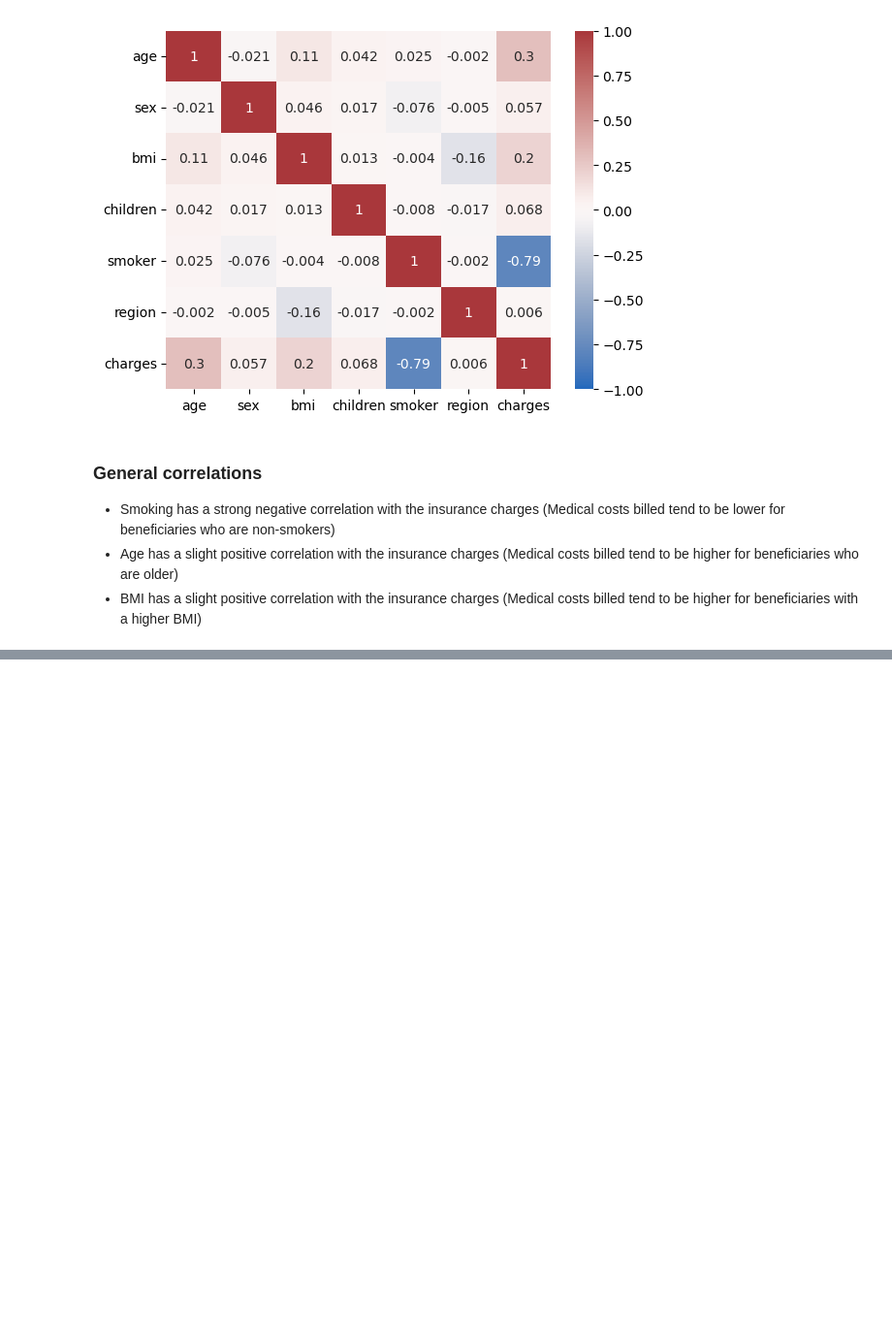
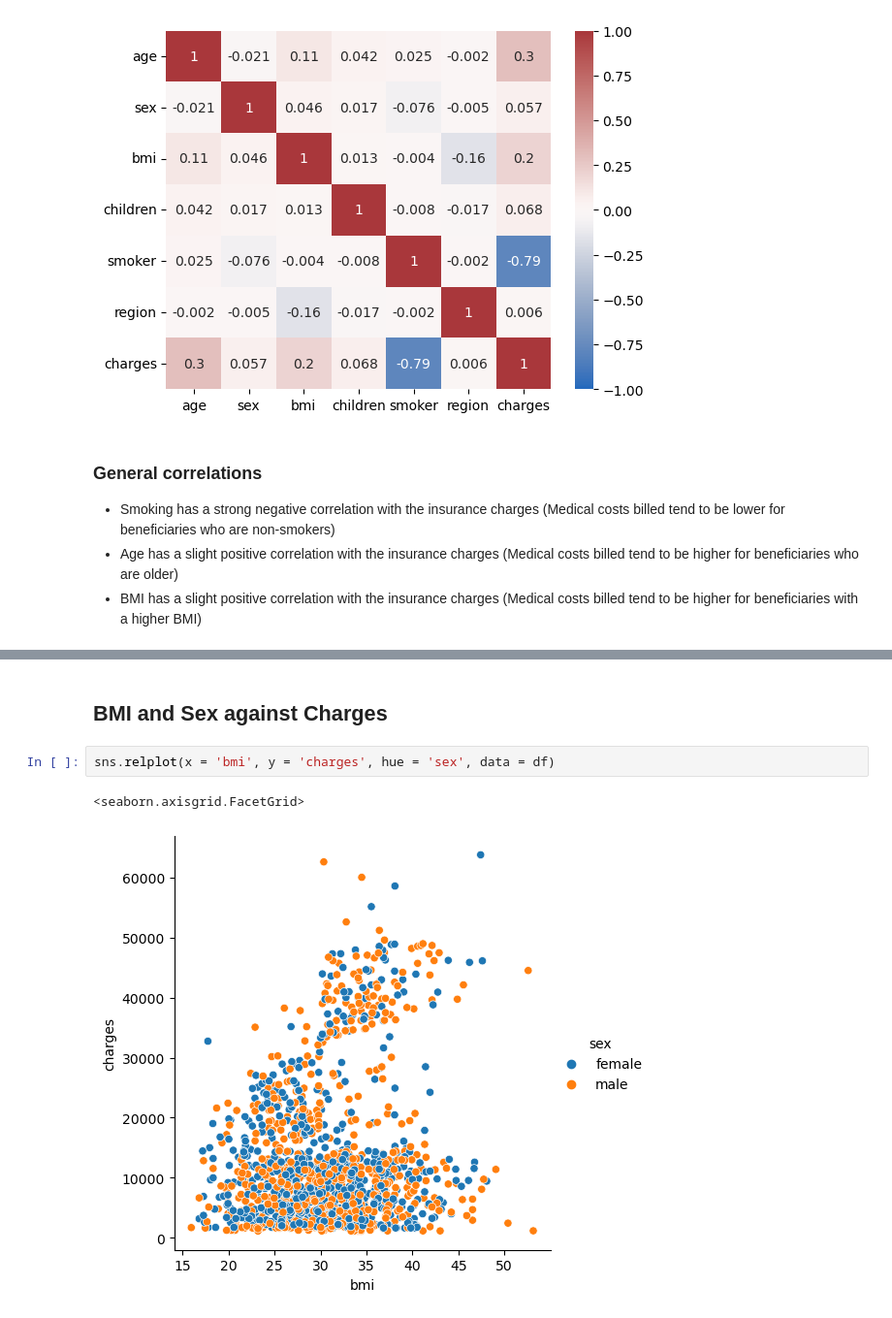
Before and after one commit to ubco-W2022T1-cosc301/project-group21, a Jupyter notebook: notebooks/analysis1a.ipynb, the cells around one changed output, grey strips where cells are left out. Shown: that part at 97% size. Drawn from its saved outputs; the diff is of its cells as text; blank space fills up the shorter version.

```diff
--- a/notebooks/analysis1a.ipynb
+++ b/notebooks/analysis1a.ipynb
@@ -137,0 +132,7 @@ charges   0.299  0.057  0.198     0.068  -0.787   0.006    1.000
+# %% [markdown]
+## BMI and Sex against Charges ##
+# %%
+sns.relplot(x = 'bmi', y = 'charges', hue = 'sex', data = df)
+# %% [output]
+<seaborn.axisgrid.FacetGrid>
+[figure, added]
```
Also changed, not shown: parts of 8 cells of this notebook, 1 other file.
